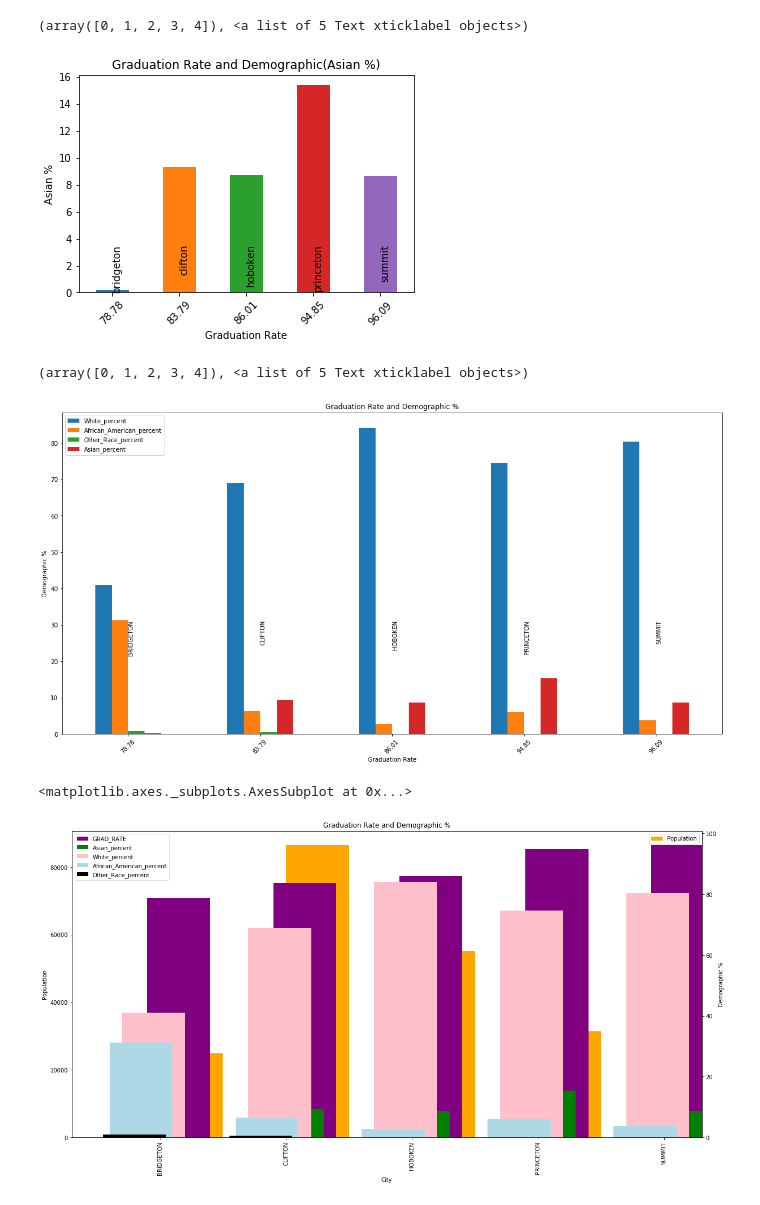
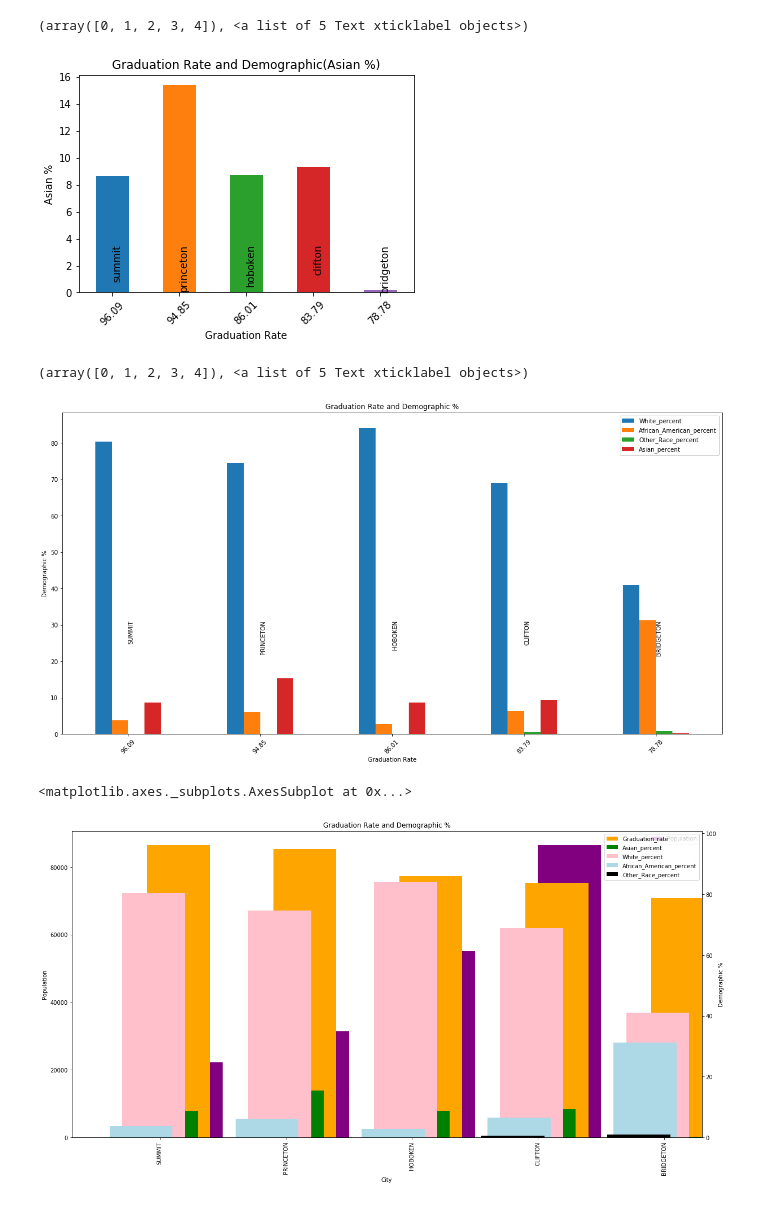
Before and after one commit to fab5-rutgers/first_project, a Jupyter notebook: Demographic/Demographic_vs_Performance.ipynb, the cells around one changed output. Drawn from its saved outputs; the diff is of its cells as text; code cells hidden in the pictures.

```diff
--- a/Demographic/Demographic_vs_Performance.ipynb
+++ b/Demographic/Demographic_vs_Performance.ipynb
@@ -146,6 +146,7 @@ demographic_data
 #To read pop_grad data
 pop_grad_data_to_load = "pop_grad_data.csv"
 pop_grad_data = pd.read_csv(pop_grad_data_to_load)
-pop_grad_data=pop_grad_data.rename(columns={"DISTRICT_NAME_left":"City"})
+pop_grad_data=pop_grad_data.rename(columns={"DISTRICT_NAME_left":"City",
+                                            "GRAD_RATE":"Graduation_rate"})
 pop_grad_data
 # %% [output]
@@ -171,7 +172,7 @@ combined_demo_grad_data
 | SUMMIT | SUMMIT2016 | Summit High School | 2016 | 96.09 | SUMMIT | New Jersey | 2016 | 22238.0 | ... |
 # %%
 #Select the coloumns we need
-combined_demo_grad_data = combined_demo_grad_data[['Year','GRAD_RATE','Population','Total Population',
+combined_demo_grad_data = combined_demo_grad_data[['Year','Graduation_rate','Population','Total Population',
                                                   'White Alone','African American Alone','Some Other Race',
                                                   'Asian Alone']].copy()
 combined_demo_grad_data
@@ -200,6 +201,9 @@ combined_demo_grad_data["Total Population"] * 100
 combined_demo_grad_data['Asian_percent']= combined_demo_grad_data['Asian Alone'] /\
 combined_demo_grad_data["Total Population"] * 100
 
+#To sort
+combined_demo_grad_data =combined_demo_grad_data.sort_values(by='City', ascending=False)
+
 combined_demo_grad_data.to_csv("demo.csv")
 combined_demo_grad_data
 # %% [output]
@@ -212,0 +217,4 @@ combined_demo_grad_data
+# %%
+combined_demo_grad_data = combined_demo_grad_data[["Graduation_rate","Population","White_percent",
+                                                    "African_American_percent","Other_Race_percent","Asian_percent"]]
+combined_demo_grad_data
@@ -252,6 +268,6 @@ plt.xticks(rotation=45)
 # %%
 #Plot Grad Rate vs Demographic(Asian %)
-ax = combined_demo_grad_data.plot.bar(x="GRAD_RATE",y="Asian_percent",legend=False)
+ax = combined_demo_grad_data.plot.bar(x="Graduation_rate",y="Asian_percent",legend=False)
 for i, label in enumerate(list(combined_demo_grad_data.index)):
     ax.annotate(label.lower(),(i, 3),ha="left",rotation=90)
 
@@ -261,39 +277,39 @@ plt.xlabel("Graduation Rate")
 plt.xticks(rotation=45)
 # %% [output]
 (array([0, 1, 2, 3, 4]), <a list of 5 Text xticklabel objects>)
-[figure, old version]
+[figure, new version]
 # %%
 #Combinined Graph
-ax = combined_demo_grad_data.plot.bar(x="GRAD_RATE",
+ax = combined_demo_grad_data.plot.bar(x="Graduation_rate",
                                       y=["White_percent","African_American_percent","Other_Race_percent","Asian_percent"],
                                       legend=True, figsize=(20,10))
 for i, label in enumerate(list(combined_demo_grad_data.index)):
     ax.annotate(label,(i, 30),ha="left",rotation=90)
 
-plt.legend(loc = "upper left")
+plt.legend(loc = "upper right")
 plt.title("Graduation Rate and Demographic %")
 plt.ylabel("Demographic %")
 plt.xlabel("Graduation Rate")
 plt.xticks(rotation=45)
 # %% [output]
 (array([0, 1, 2, 3, 4]), <a list of 5 Text xticklabel objects>)
-[figure, old version]
+[figure, new version]
 # %%
 
 fig = plt.figure(figsize=(20, 10))
 
 ax = fig.add_subplot(111)
 ax.set_ylabel("Population")
 ax2 = ax.twinx()
 ax2.set_ylabel("Demographic %")
 ax.set_title("Graduation Rate and Demographic %")
 
-combined_demo_grad_data.Population.plot(kind="bar", ax=ax, position=0, color='orange', legend=True)
-combined_demo_grad_data.GRAD_RATE.plot(kind="bar", ax=ax2, position=.2, color='purple', legend=True)
+combined_demo_grad_data.Population.plot(kind="bar", ax=ax, position=0, color='purple', legend=True)
+combined_demo_grad_data.Graduation_rate.plot(kind="bar", ax=ax2, position=.2, color='orange', legend=True)
 combined_demo_grad_data.Asian_percent.plot(kind="bar", ax=ax2, color='green', legend=True, position=.4)
 combined_demo_grad_data.White_percent.plot(kind="bar", ax=ax2, position=.6, color='pink', legend=True)
 combined_demo_grad_data.African_American_percent.plot(kind="bar", ax=ax2, position=.8, color='lightblue', legend=True)
 combined_demo_grad_data.Other_Race_percent.plot(kind="bar", ax=ax2, position=.9, color='black', legend=True)
 # %% [output]
 <matplotlib.axes._subplots.AxesSubplot at 0x...>
-[figure, old version]
+[figure, new version]
```
Also changed, not shown: parts of 8 cells of this notebook, 1 other file.
